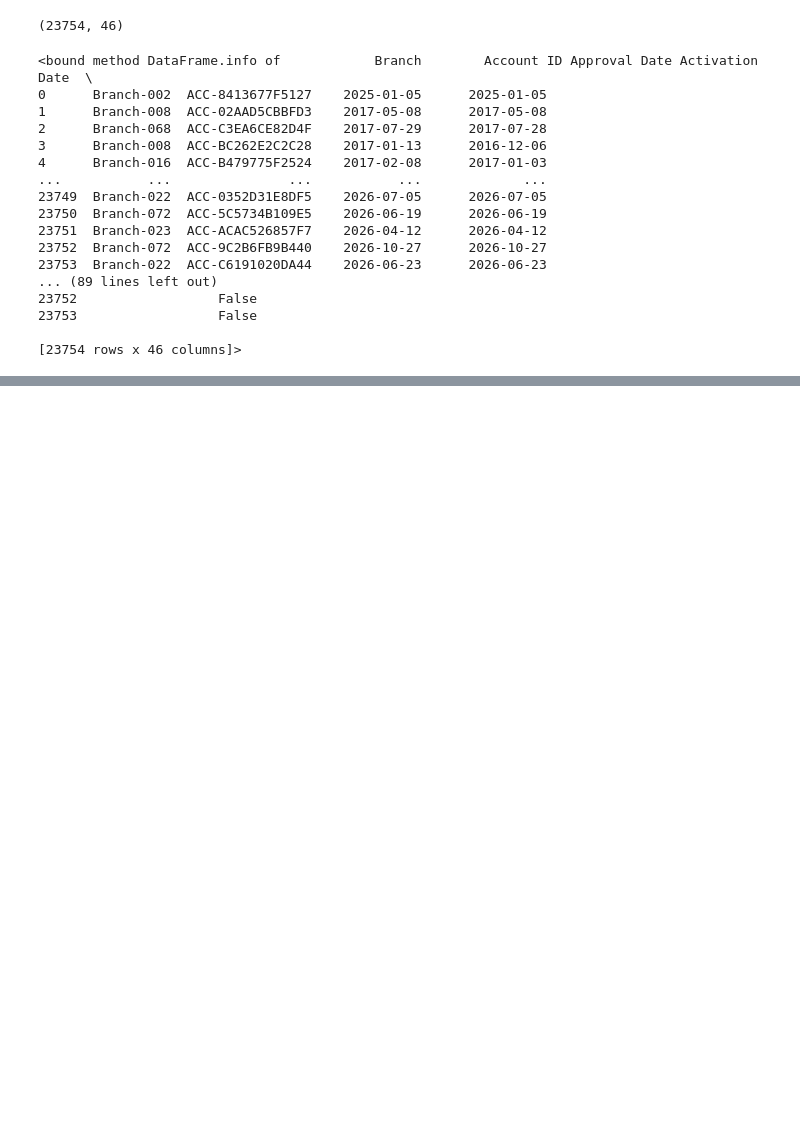
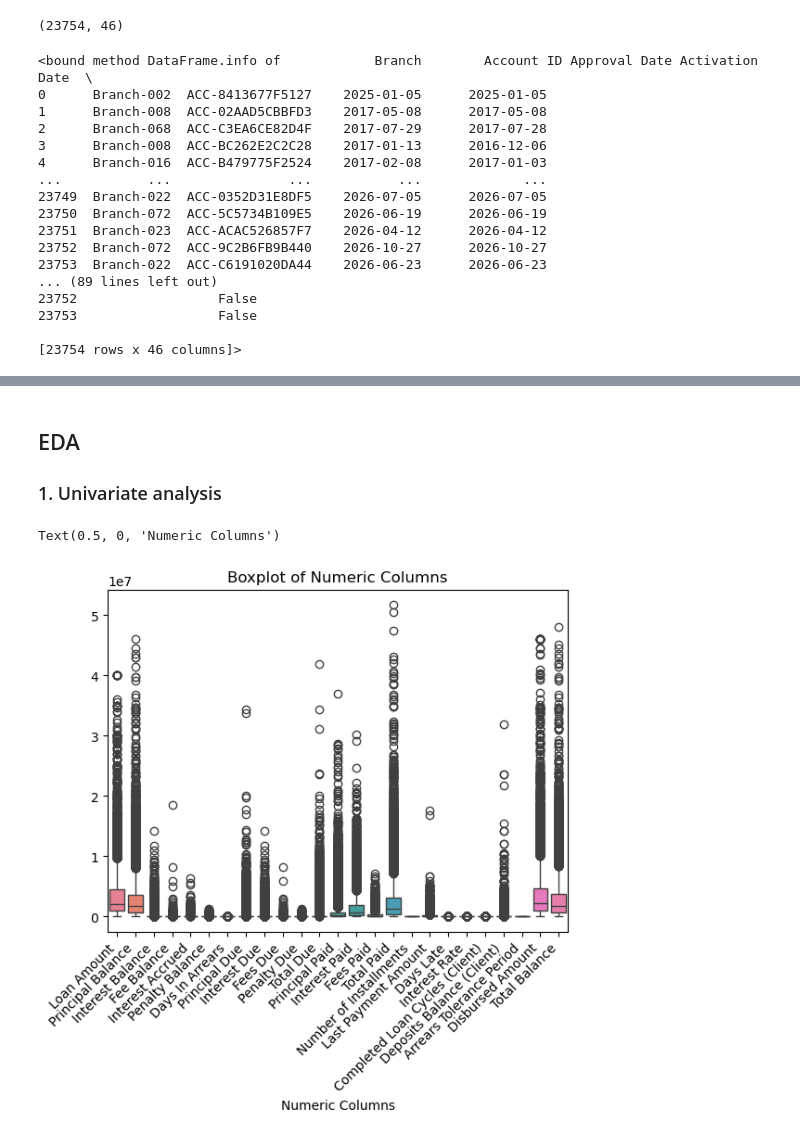
Before and after one commit to lemwaizz/DSFT_G6_Capstone, a Jupyter notebook: financial_dna.ipynb, the cells around one changed output, grey strips where cells are left out. Saved outputs shown, nothing was run; the diff lists cells and outputs as text; code cells hidden in the pictures; blank space fills up the shorter version.

Commit message:
Add exploratory data analysis

```diff
--- a/financial_dna.ipynb
+++ b/financial_dna.ipynb
@@ -437,0 +480,3 @@ df.info
+# %%
+num_cols=list(df.select_dtypes(include='number').columns)#checking the numeric columns
+num_cols
@@ -437,0 +530,15 @@ df.info
+# %% [markdown]
+## EDA
+
+### 1. Univariate analysis
+# %%
+#checking for outliers in the numeric columns
+sns.boxplot(data=df[num_cols])
+plt.figsize=(12, 8)
+plt.xticks(rotation=45,ha='right')
+plt.title('Boxplot of Numeric Columns')
+plt.xlabel('Numeric Columns')
+#The boxplot shows that there are outliers in the numeric columns, especially in the 'Principal Balance', 'Interest Balance', 'Fee Balance', and 'Penalty Balance' columns. These outliers are genuine outliers.
+# %% [output]
+Text(0.5, 0, 'Numeric Columns')
+[figure, added]
```
Also changed, not shown: parts of 32 cells of this notebook.
